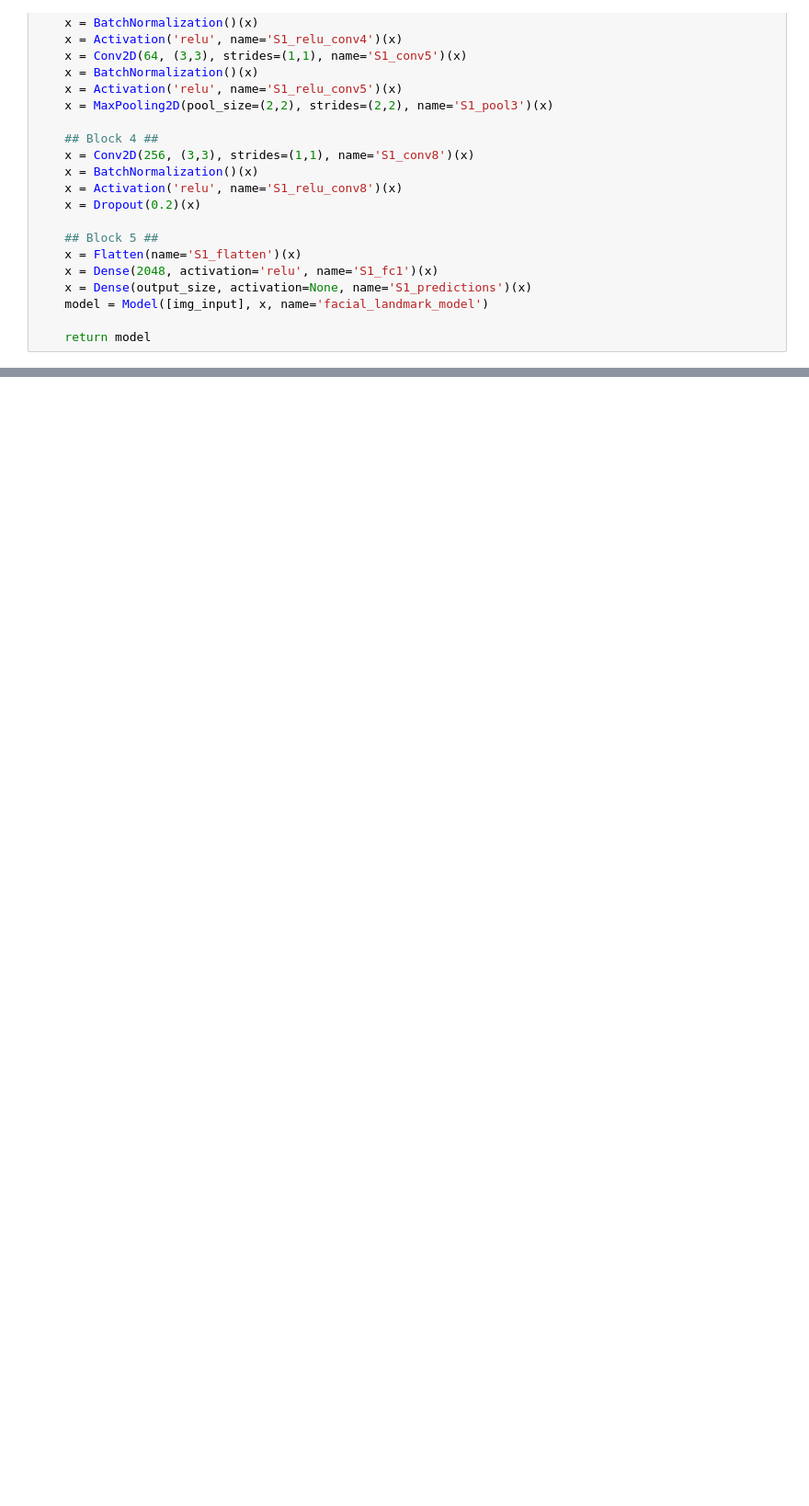
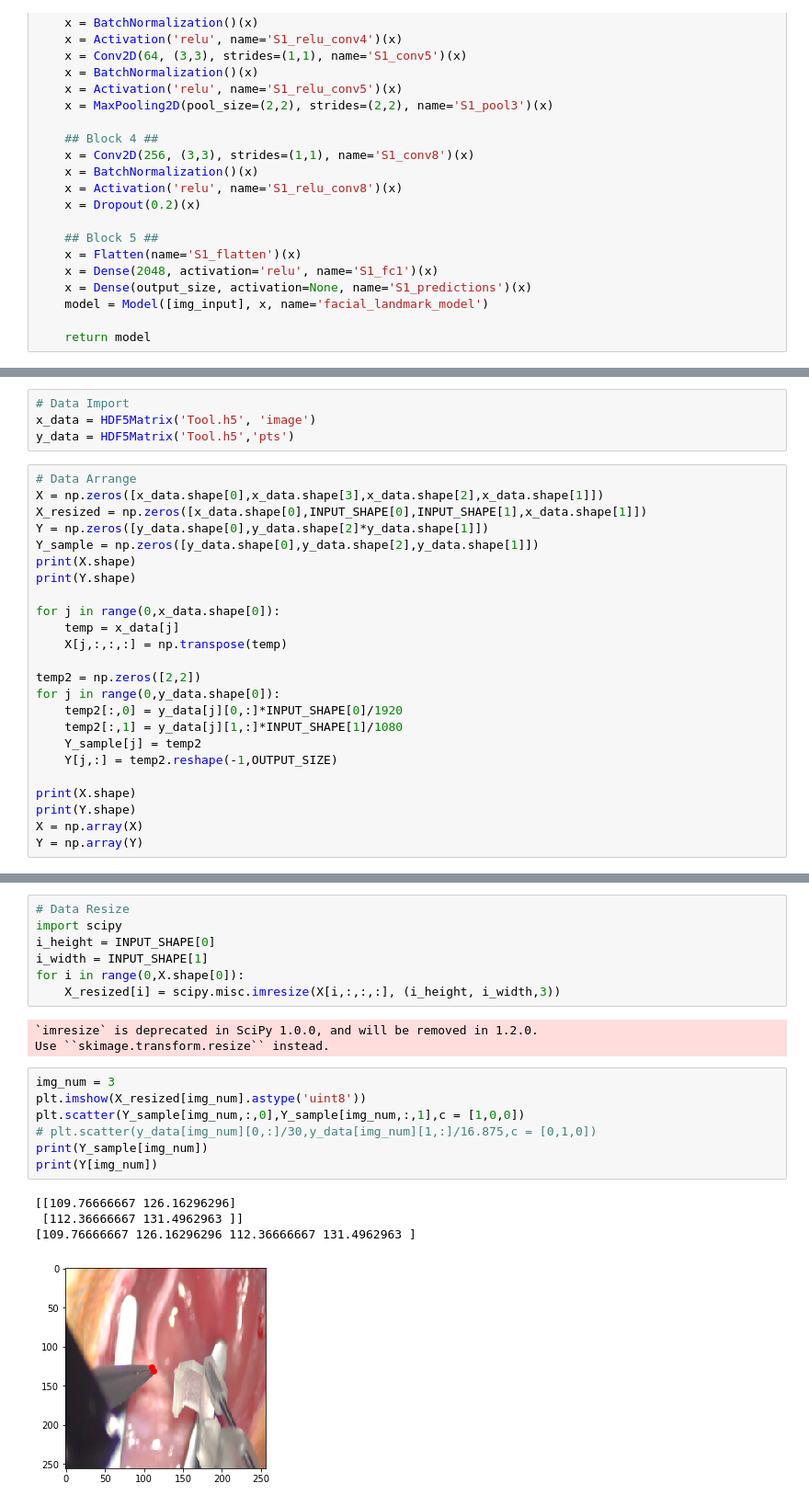
Before and after one commit to gangyong99/SurgicalToolDetection, a Jupyter notebook: ToolPointDetection.ipynb, the cells around one changed output, grey strips where cells are left out. Shown: that part at 92% size. Cells and saved outputs as stored; diff of their text form; blank space fills up the shorter version.

```diff
--- a/ToolPointDetection.ipynb
+++ b/ToolPointDetection.ipynb
@@ -165,0 +94,28 @@ y_test:  (22423, 136)
+# %%
+# Data Import
+x_data = HDF5Matrix('Tool.h5', 'image')
+y_data = HDF5Matrix('Tool.h5','pts')
+# %%
+# Data Arrange
+X = np.zeros([x_data.shape[0],x_data.shape[3],x_data.shape[2],x_data.shape[1]])
+X_resized = np.zeros([x_data.shape[0],INPUT_SHAPE[0],INPUT_SHAPE[1],x_data.shape[1]])
+Y = np.zeros([y_data.shape[0],y_data.shape[2]*y_data.shape[1]])
+Y_sample = np.zeros([y_data.shape[0],y_data.shape[2],y_data.shape[1]])
+print(X.shape)
+print(Y.shape)
+
+for j in range(0,x_data.shape[0]):
+    temp = x_data[j]
+    X[j,:,:,:] = np.transpose(temp)
+
+temp2 = np.zeros([2,2])
+for j in range(0,y_data.shape[0]):
+    temp2[:,0] = y_data[j][0,:]*INPUT_SHAPE[0]/1920
+    temp2[:,1] = y_data[j][1,:]*INPUT_SHAPE[1]/1080
+    Y_sample[j] = temp2
+    Y[j,:] = temp2.reshape(-1,OUTPUT_SIZE)
+
+print(X.shape)
+print(Y.shape)
+X = np.array(X)
+Y = np.array(Y)
@@ -165,0 +127,22 @@ y_test:  (22423, 136)
+# %%
+# Data Resize
+import scipy
+i_height = INPUT_SHAPE[0]
+i_width = INPUT_SHAPE[1]
+for i in range(0,X.shape[0]):
+    X_resized[i] = scipy.misc.imresize(X[i,:,:,:], (i_height, i_width,3))
+# %% [output]
+`imresize` is deprecated in SciPy 1.0.0, and will be removed in 1.2.0.
+Use ``skimage.transform.resize`` instead.
+# %%
+img_num = 3
+plt.imshow(X_resized[img_num].astype('uint8'))
+plt.scatter(Y_sample[img_num,:,0],Y_sample[img_num,:,1],c = [1,0,0])
+# plt.scatter(y_data[img_num][0,:]/30,y_data[img_num][1,:]/16.875,c = [0,1,0])
+print(Y_sample[img_num])
+print(Y[img_num])
+# %% [output]
+[[109.76666667 126.16296296]
+ [112.36666667 131.4962963 ]]
+[109.76666667 126.16296296 112.36666667 131.4962963 ]
+[figure, added]
```
Also changed, not shown: parts of 15 cells of this notebook, 2 other files.
